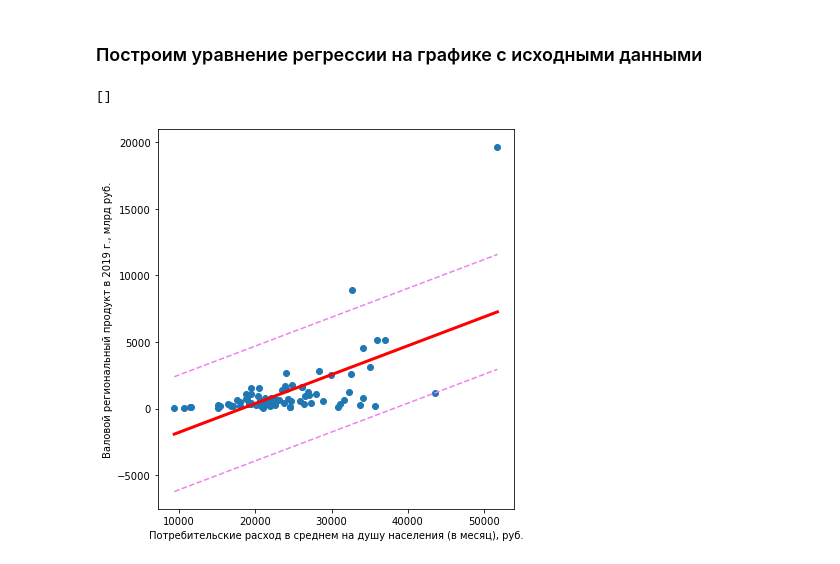
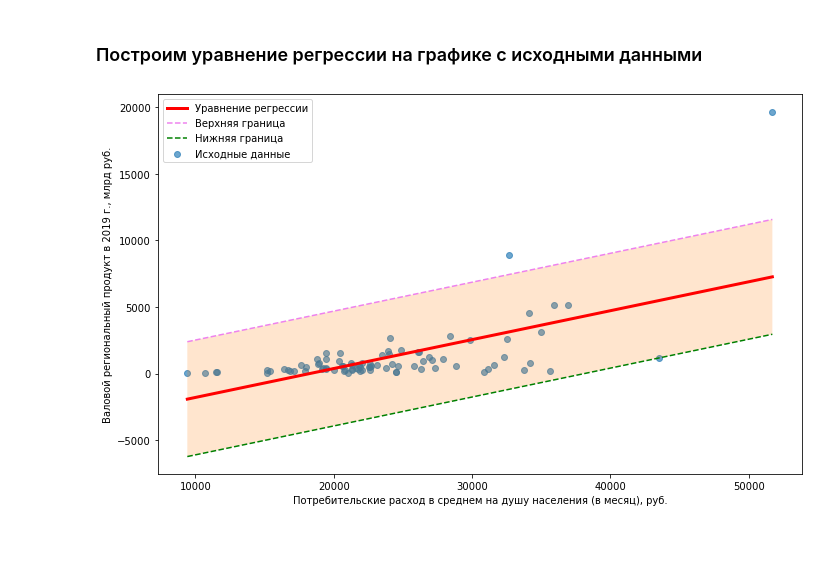
Before and after one commit to AleksandrShadrin/-, a Jupyter notebook: Работа 1/regression_analys.ipynb, the cells around one changed output. Saved outputs shown, nothing was run; the diff lists cells and outputs as text; code cells hidden in the pictures.

```diff
--- a/Работа 1/regression_analys.ipynb
+++ b/Работа 1/regression_analys.ipynb
@@ -59,7 +78,8 @@ plt.plot()
 #### Расчитаем линейный коэффициент парной корреляции по формуле:
 ## $\frac{cov(x,y)}{\sigma_x*\sigma_y}$
 # %%
-rxy = np.cov(df[feature_1], df[feature_2])[0,1] / (np.std(df[feature_1]) * np.std(df[feature_2]))
+rxy = np.cov(df[feature_1], df[feature_2])[0,1] \
+    / (np.std(df[feature_1]) * np.std(df[feature_2]))
 print(f"rxy is {rxy}")
 # %% [output]
 rxy is 0.6281228893288435
@@ -204,15 +228,19 @@ sigma_yp = 2166.502940147177
 # %% [markdown]
 ### Построим уравнение регрессии на графике с исходными данными
 # %%
-plt.figure(figsize=(6, 6))
-plt.scatter(df[feature_1], df[feature_2])
+plt.figure(figsize=(10, 6))
+plt.scatter(df[feature_1], df[feature_2], alpha=0.65, label='Исходные данные')
 plt.xlabel(feature_1)
 plt.ylabel(feature_2)
-plt.plot(df[feature_1].sort_values(), y(df[feature_1].sort_values()), color='red', lw=3)
-plt.plot(df[feature_1].sort_values(), y(df[feature_1].sort_values()) + t_student*sigma_yp, color='violet', ls='--')
-plt.plot(df[feature_1].sort_values(), y(df[feature_1].sort_values()) - t_student*sigma_yp, color='violet', ls='--')
+plt.plot(df[feature_1].sort_values(), y(df[feature_1].sort_values()), color='red', lw=3, label='Уравнение регрессии')
+plt.plot(df[feature_1].sort_values(), y(df[feature_1].sort_values()) + t_student*sigma_yp, color='violet', ls='--', label='Верхняя граница')
+plt.plot(df[feature_1].sort_values(), y(df[feature_1].sort_values()) - t_student*sigma_yp, color='green', ls='--', label='Нижняя граница')
+x = np.linspace(df[feature_1].min(), df[feature_1].max(), 1000)
+y1 = y(x) + t_student*sigma_yp
+y2 = y(x) - t_student*sigma_yp
+plt.fill_between(x, y1, y2, alpha=0.2)
+plt.legend()
 plt.tight_layout()
-plt.plot()
+plt.show()
 # %% [output]
-[]
-[figure, old version]
+[figure, new version]
```
Also changed, not shown: parts of 4 cells of this notebook.
